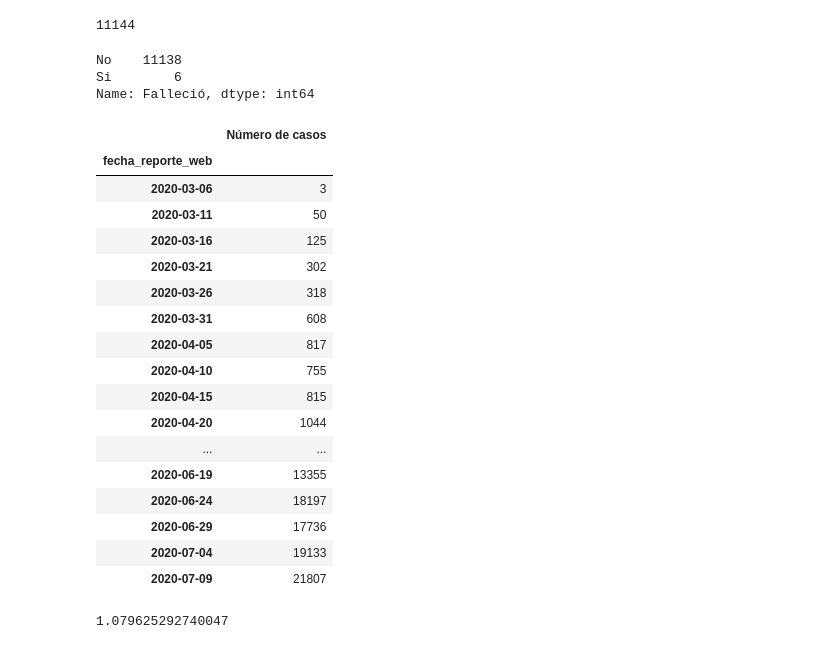
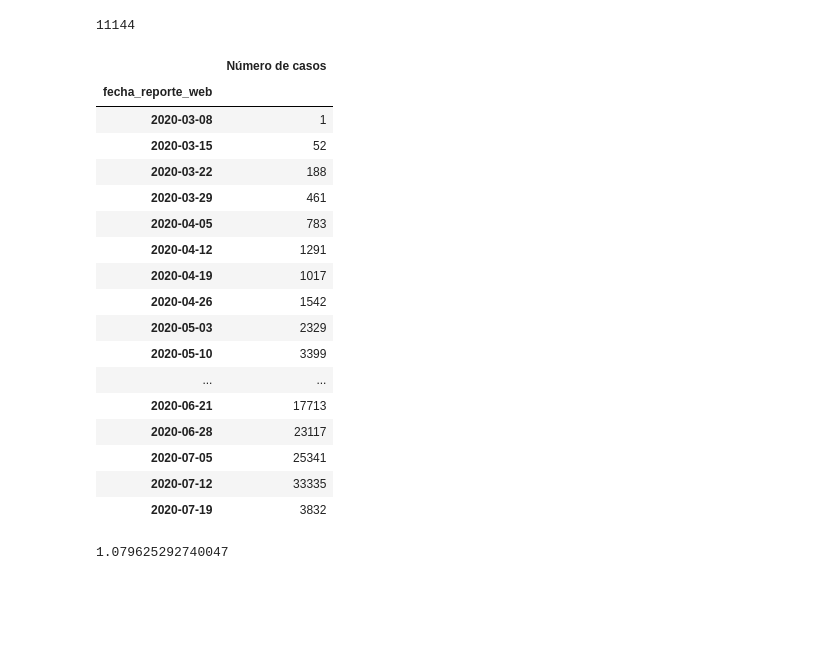
Before and after one commit to hhaydar/covid-col-streamlit, a Jupyter notebook: covid-col-streamlit.ipynb, the cells around one changed output. Cells and saved outputs as stored; diff of their text form; code cells hidden in the pictures; blank space fills up the shorter version.

Commit message:
fix group W rigth

```diff
--- a/covid-col-streamlit.ipynb
+++ b/covid-col-streamlit.ipynb
@@ -109,5 +75,3 @@ cod_divipola_dict = dict(zip(df_cod_divipola.CODIGO, df_cod_divipola.DEPARTAMENT
-# %%
-data.loc[data['Departamento_o_Distrito_'].isnull(),'Departamento_o_Distrito_'] = data['Código_DIVIPOLA'].map(cod_divipola_dict)
 # %%
 import plotly.express as px
 dg = data.groupby(['fecha_reporte_web', 'Sexo'])['fecha_reporte_web'].agg(['count']).reset_index()
@@ -165,40 +129,35 @@ Name: atención, dtype: int64
 data[data['Recuperado'] == 'Si']['Recuperado'].count()
 # %% [output]
 11144
-# %%
-data[data['Días de tratamiento'] != 0]['Falleció'].value_counts()
-# %% [output]
-No    11138
-Si        6
-Name: Falleció, dtype: int64
 # %%
 import plotly.express as px
 fig = px.scatter(data[(data['Edad'] > 0)&(data['Días de tratamiento'] > 0)], x="Edad", y="Días de tratamiento", color='Falleció')
 fig.show()
 # %%
-dg1 = data.groupby([pd.Grouper(key='fecha_reporte_web', freq='5D', label='left')])['fecha_reporte_web'].count().to_frame()
+dg1 = data.groupby([pd.Grouper(key='fecha_reporte_web', freq='W', label='right')])['fecha_reporte_web'].count().to_frame()
+dg1.drop(dg1[dg1.index < '2020-03-15'].index, inplace=True)
 dg1.rename(columns={'fecha_reporte_web':'Número de casos'}, inplace=True)
 #dg1.drop(dg1.tail(1).index,inplace=True)
 dg1
 # %% [output]
 |  | Número de casos |
 | fecha_reporte_web |  |
-| 2020-03-06 | 3 |
-| 2020-03-11 | 50 |
-| 2020-03-16 | 125 |
-| 2020-03-21 | 302 |
-| 2020-03-26 | 318 |
-| 2020-03-31 | 608 |
-| 2020-04-05 | 817 |
-| 2020-04-10 | 755 |
-| 2020-04-15 | 815 |
-| 2020-04-20 | 1044 |
+| 2020-03-08 | 1 |
+| 2020-03-15 | 52 |
+| 2020-03-22 | 188 |
+| 2020-03-29 | 461 |
+| 2020-04-05 | 783 |
+| 2020-04-12 | 1291 |
+| 2020-04-19 | 1017 |
+| 2020-04-26 | 1542 |
+| 2020-05-03 | 2329 |
+| 2020-05-10 | 3399 |
 | ... | ... |
-| 2020-06-19 | 13355 |
-| 2020-06-24 | 18197 |
-| 2020-06-29 | 17736 |
-| 2020-07-04 | 19133 |
-| 2020-07-09 | 21807 |
+| 2020-06-21 | 17713 |
+| 2020-06-28 | 23117 |
+| 2020-07-05 | 25341 |
+| 2020-07-12 | 33335 |
+| 2020-07-19 | 3832 |
 # %%
 #dg = data.groupby('fecha_reporte_web')['fecha_reporte_web'].agg(['count'])
 #dg.rename(columns={'count':'Número de casos'}, inplace=True)
```
Also changed, not shown: parts of 5 cells of this notebook, 1 other file.
